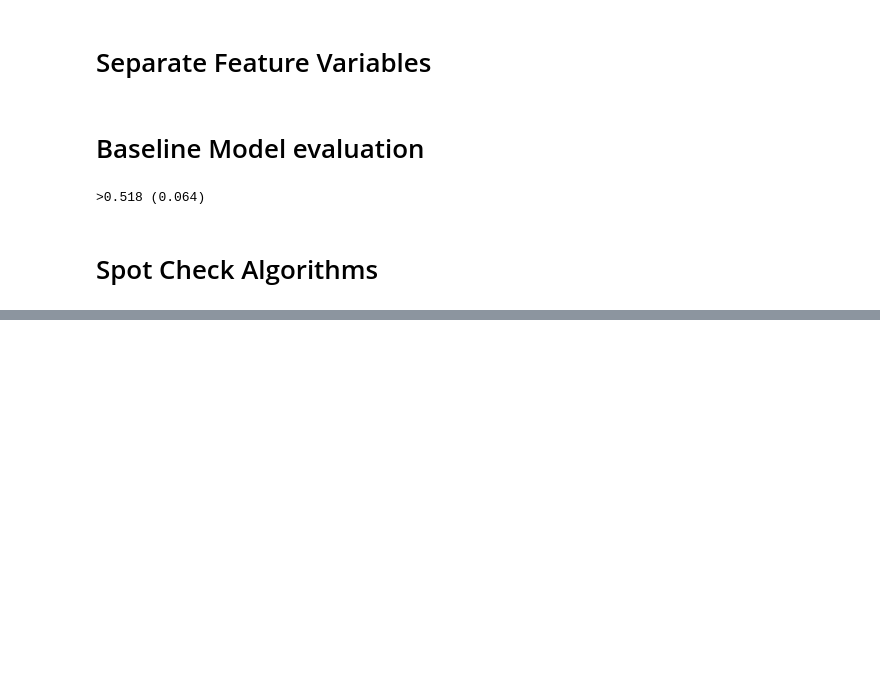
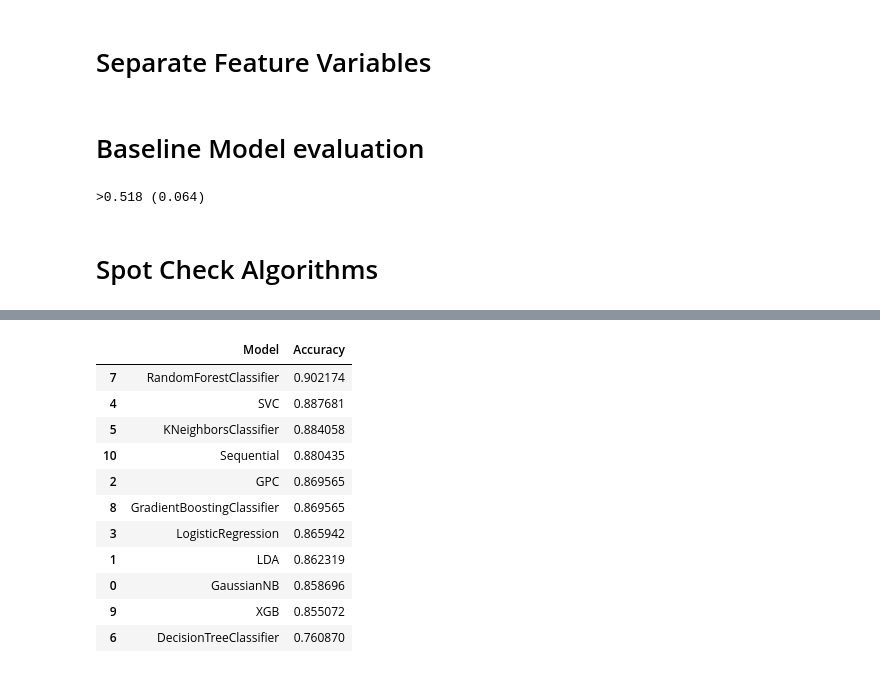
Before and after one commit to MaukanMir/Heart-Disease-Classification-Part-4, a Jupyter notebook: training.ipynb, the cells around one changed output, grey strips where cells are left out. Saved outputs shown, nothing was run; the diff lists cells and outputs as text; code cells hidden in the pictures; blank space fills up the shorter version.

Commit message:
added new model"

```diff
--- a/training.ipynb
+++ b/training.ipynb
@@ -96,7 +96,7 @@ def spot_check_models(X,y):
     sequential_model.add(Dense(64, input_dim=X_train_scaled.shape[1], activation='relu'))
     sequential_model.add(Dense(32, activation='relu'))
     sequential_model.add(Dense(1, activation='sigmoid'))
-    sequential_model.compile(loss='categorical_crossentropy', optimizer='adam', metrics=['accuracy'])
+    sequential_model.compile(loss='binary_crossentropy', optimizer='adam', metrics=['accuracy'])
     sequential_model.fit(X_train_scaled, y_train_encoded, epochs=50, batch_size=10, verbose=0)
     loss, accuracy = sequential_model.evaluate(X_test_scaled, y_test_encoded)
     model_performance.append({
@@ -475,3 +475,6 @@ print('>%.3f (%.3f)' % (np.mean(scores), np.std(scores)))
 >0.518 (0.064)
 # %% [markdown]
 # Spot Check Algorithms
+# %%
+spot_check_models(X,y)
+# %% [output]
@@ -477,0 +482,12 @@ print('>%.3f (%.3f)' % (np.mean(scores), np.std(scores)))
+|  | Model | Accuracy |
+| 7 | RandomForestClassifier | 0.902174 |
+| 4 | SVC | 0.887681 |
+| 5 | KNeighborsClassifier | 0.884058 |
+| 10 | Sequential | 0.880435 |
+| 2 | GPC | 0.869565 |
+| 8 | GradientBoostingClassifier | 0.869565 |
+| 3 | LogisticRegression | 0.865942 |
+| 1 | LDA | 0.862319 |
+| 0 | GaussianNB | 0.858696 |
+| 9 | XGB | 0.855072 |
+| 6 | DecisionTreeClassifier | 0.760870 |
```
Also changed, not shown: parts of 1 cell of this notebook.
